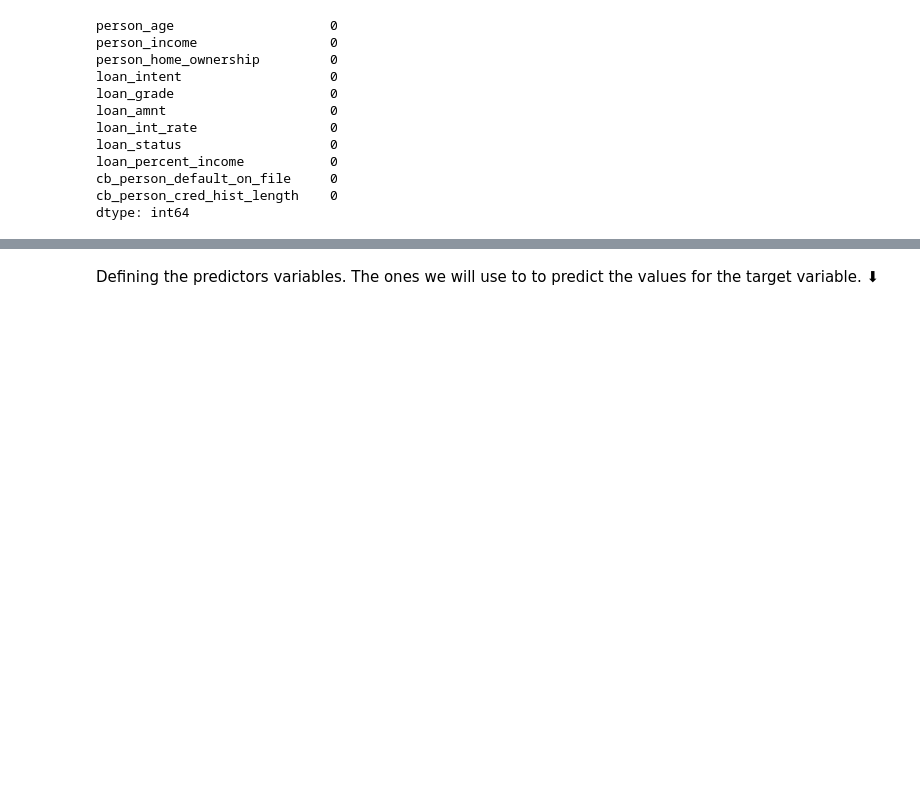
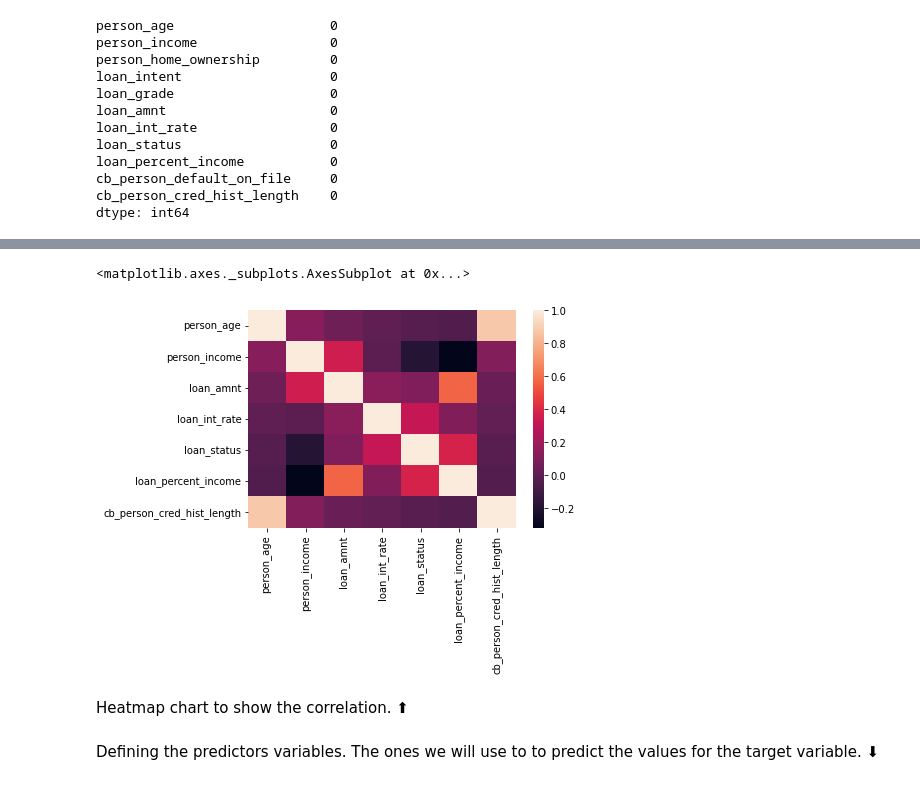
Before and after one commit to LucianaKimura/DataScience, a Jupyter notebook: Credito.ipynb, the cells around one changed output, grey strips where cells are left out. Drawn from its saved outputs; the diff is of its cells as text; code cells hidden in the pictures; blank space fills up the shorter version.

```diff
--- a/Credito.ipynb
+++ b/Credito.ipynb
@@ -313,3 +329,10 @@ dtype: int64
+# %%
+sns.heatmap(db_credit2.corr())
+# %% [output]
+<matplotlib.axes._subplots.AxesSubplot at 0x...>
+[figure, added]
+# %% [markdown]
+Heatmap chart to show the correlation. ⬆
 # %% [markdown]
 Defining the predictors variables. The ones we will use to to predict the values for the target variable. ⬇
 # %%
```
Also changed, not shown: parts of 9 cells of this notebook.
